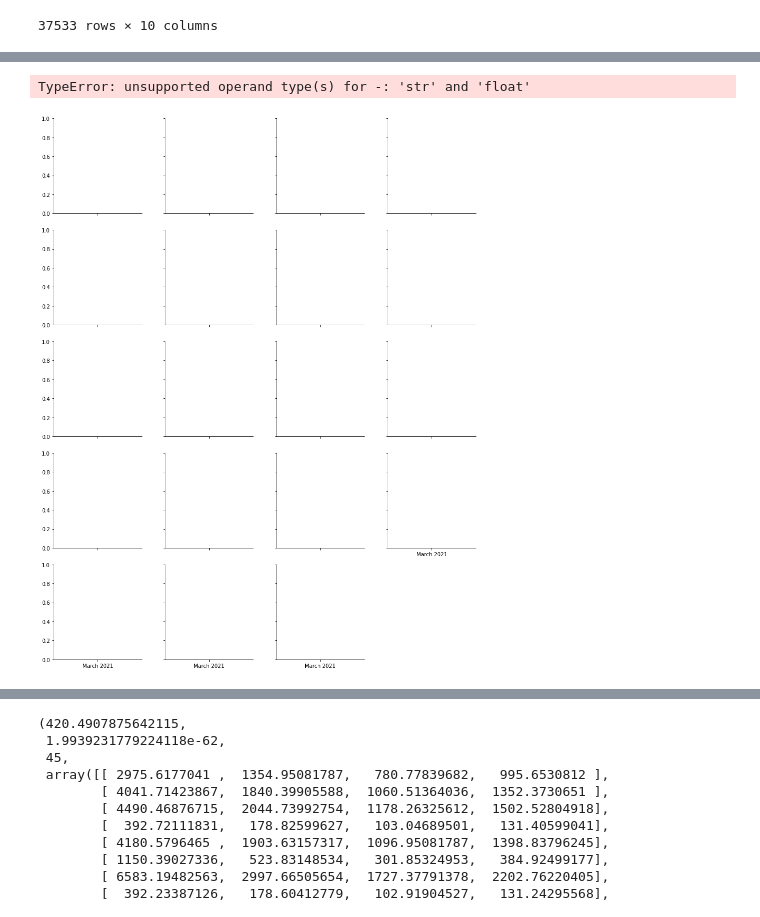
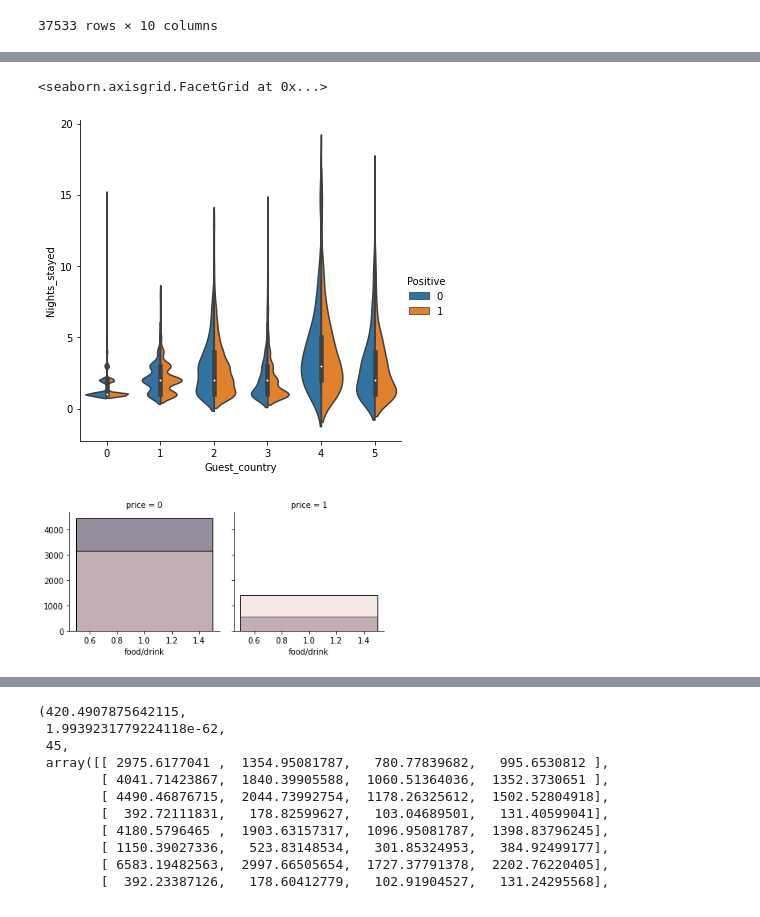
Before and after one commit to mitosHermanos/SIAP-NN, a Jupyter notebook: Data_analysis.ipynb, the cells around one changed output, grey strips where cells are left out. Cells and saved outputs as stored; diff of their text form; code cells hidden in the pictures.

```diff
--- a/Data_analysis.ipynb
+++ b/Data_analysis.ipynb
@@ -117,0 +133,2 @@ OutOfBoundsDatetime: Out of bounds nanosecond timestamp: 1-08-01 00:00:00
+# %%
+new_f = all_hotels.groupby('Guest_country').filter(lambda x : len(x)>500)
@@ -118,6 +152,6 @@ OutOfBoundsDatetime: Out of bounds nanosecond timestamp: 1-08-01 00:00:00
 # %%
-l = all_hotels['Travel_type'].factorize()
-all_hotels['Travel_type'] = l[0]
+l = new_f['Guest_country'].factorize()
+new_f['Guest_country'] = l[0]
 # # all_hotels['Travel_type'].cat.codes
 # # all_hotels.head()
 l
@@ -127,6 +163,6 @@ l
 # %%
-l = all_hotels['Date of stay'].factorize()
-all_hotels['Date of stay'] = l[0]
+l = new_f['Room_info'].factorize()
+new_f['Room_info'] = l[0]
 # # all_hotels['Travel_type'].cat.codes
 # # all_hotels.head()
 l
@@ -172,8 +242,14 @@ sns.catplot(x="Date of stay", hue="Facilities", kind="count", palette="ch:.25",
+# %%
+new_f_p = new_f.loc[new_f['noisiness'] == 1]
+sns.catplot(x="Guest_country", y="Nights_stayed", hue="Positive",kind="violin", split=True,data=new_f)
+# %% [output]
+<seaborn.axisgrid.FacetGrid at 0x...>
+[figure, added]
 # %%
-g = sns.FacetGrid(all_hotels, col="Nights_stayed", col_wrap=4)
-g.map(sns.histplot,"Date of stay", hue="internet",multiple="stack", stat="frequency",data=all_hotels)
+g = sns.FacetGrid(new_f, col="price", col_wrap=4)
+g.map(sns.histplot,"food/drink", hue="Positive",data=new_f_p)
 g.add_legend()
+plt.show()
 # show percentage of
 # %% [output]
-TypeError: unsupported operand type(s) for -: 'str' and 'float'
-[figure, old version]
+[figure, new version]
```
Also changed, not shown: parts of 21 cells of this notebook, 1 other file.
